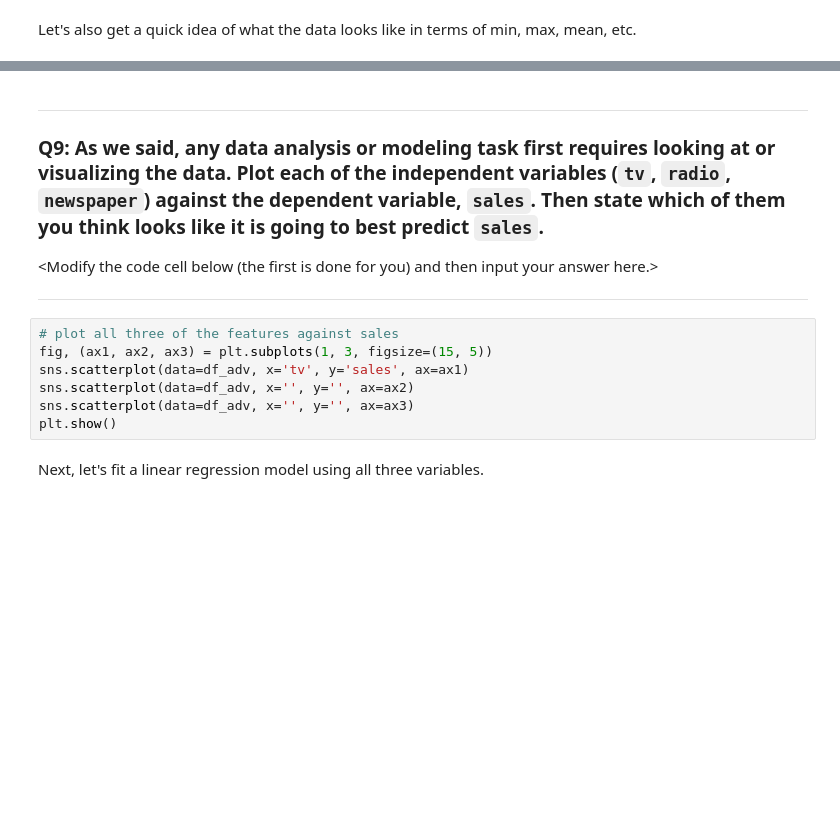
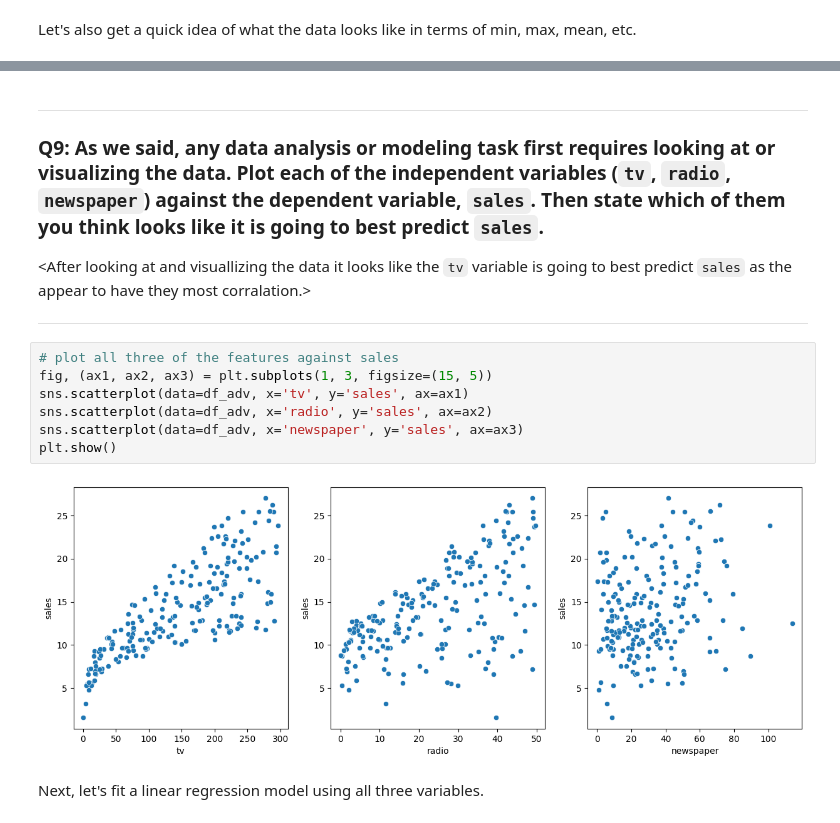
Before and after one commit to zavenr/CS3120-Coursework, a Jupyter notebook: lab01_linear_regression.ipynb, the cells around one changed output, grey strips where cells are left out. Cells and saved outputs as stored; diff of their text form; blank space fills up the shorter version.

```diff
--- a/lab01_linear_regression.ipynb
+++ b/lab01_linear_regression.ipynb
@@ -572,16 +667,18 @@ df_adv.describe()
 
  ### Q9: As we said, any data analysis or modeling task first requires looking at or visualizing the data. Plot each of the independent variables (`tv`, `radio`, `newspaper`) against the dependent variable, `sales`. Then state which of them you think looks like it is going to best predict `sales`.
 
-\<Modify the code cell below (the first is done for you) and then input your answer here.\>
+\<After looking at and visuallizing the data it looks like the `tv` variable is going to best predict `sales` as the appear to have they most corralation.\>
 
 ***
 # %%
 # plot all three of the features against sales
 fig, (ax1, ax2, ax3) = plt.subplots(1, 3, figsize=(15, 5))
 sns.scatterplot(data=df_adv, x='tv', y='sales', ax=ax1)
-sns.scatterplot(data=df_adv, x='', y='', ax=ax2)
-sns.scatterplot(data=df_adv, x='', y='', ax=ax3)
+sns.scatterplot(data=df_adv, x='radio', y='sales', ax=ax2)
+sns.scatterplot(data=df_adv, x='newspaper', y='sales', ax=ax3)
 plt.show()
+# %% [output]
+[figure, added]
 # %% [markdown]
 Next, let's fit a linear regression model using all three variables.
 # %%
```
Also changed, not shown: parts of 21 cells of this notebook.
